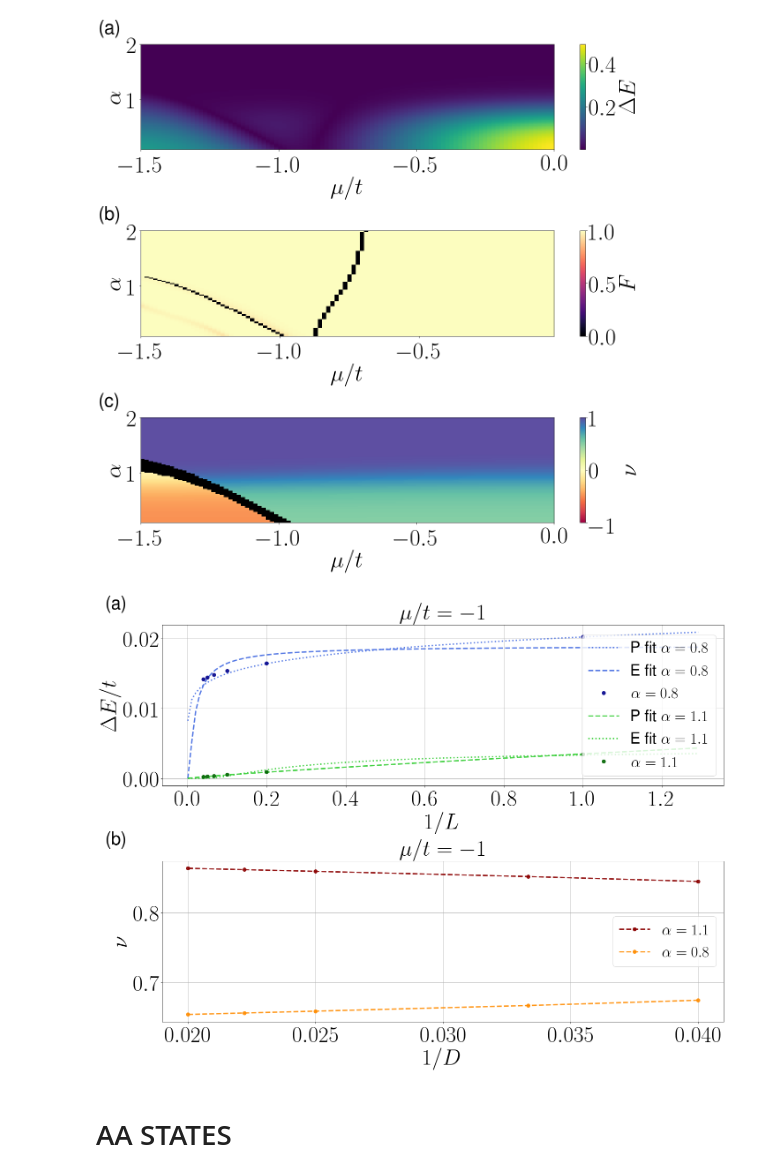
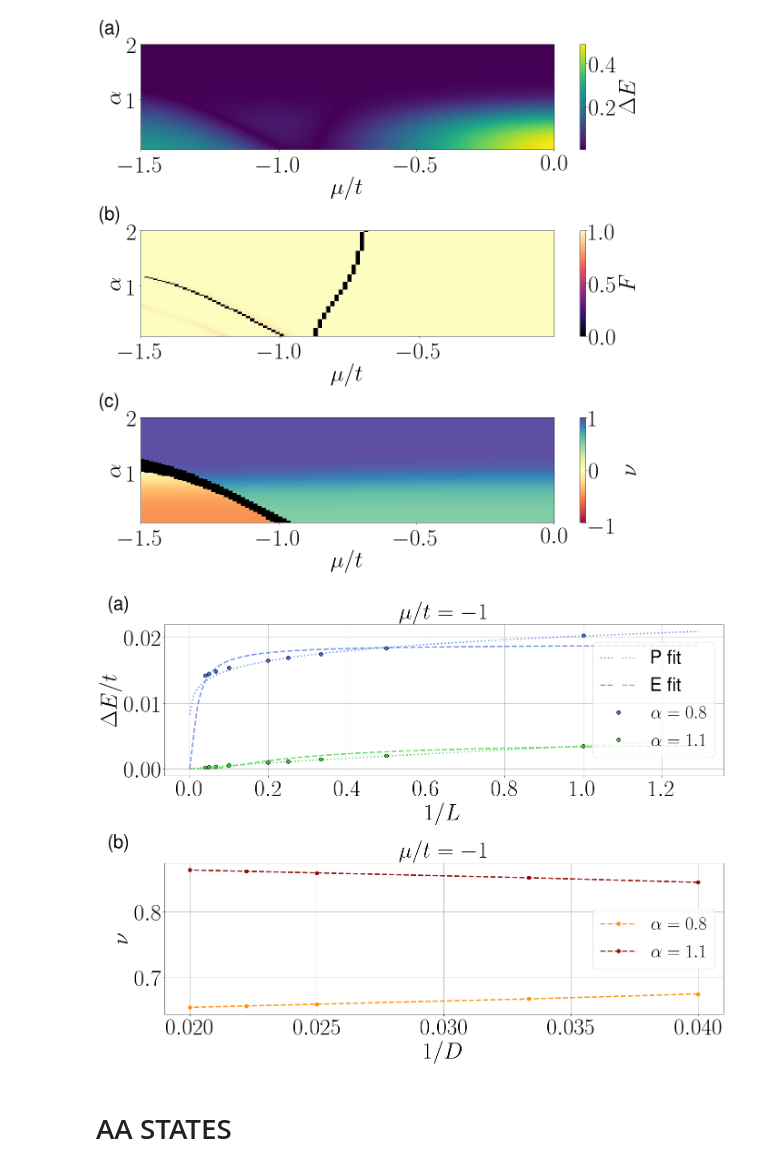
Before and after one commit to jfraxanet/Topo_LR_Kitaev_AAH, a Jupyter notebook: figures.ipynb, the cells around one changed output. Cells and saved outputs as stored; diff of their text form; code cells hidden in the pictures.

Commit message:
scaling, figures

```diff
--- a/figures.ipynb
+++ b/figures.ipynb
@@ -79,7 +80,7 @@ for alpha in [5,0.5]:
 
 for ax,lab in zip(axes.flat, ['(a)', '(b)', '(c)', '(d)']):
     if lab == '(c)':
-        ax.legend(fontsize=fs-15, loc='lower right')
+        ax.legend(fontsize=fs-10, loc='lower right')
     ax.text(-0.1, 1.1, lab, transform=ax.transAxes, size=40, weight='bold',family='STIXGeneral')
 
 plt.tight_layout()
@@ -147,7 +148,7 @@ for alpha in [5, 0.5]:
 
 for ax,lab in zip(axes.flat, ['(a)', '(b)', '(c)', '(d)']):
     if lab == '(c)':
-        ax.legend(fontsize=fs-15, loc='lower left')
+        ax.legend(fontsize=fs-12, loc='lower left')
     ax.text(-0.1, 1.1, lab, transform=ax.transAxes, size=40, weight='bold', family='STIXGeneral')
 
 plt.tight_layout()
@@ -401,58 +402,57 @@ it = 12
 length = 1
 Fn1, Fn = Fibonacci(it)
 
-length_list = np.array([1,5,10,15,20,25])
+length_list = np.array([1,2,3,4,5,10,15,20,25])
 D_list = np.array([25,30,35,40,45,50])
 alpha_list = [0.9,1.1]
 
 x = np.arange(0.001,1.3,0.01)
-xp = np.load(path_data + 'crossings/polyfit.npy')
-xe = np.load(path_data + 'crossings/exfit.npy')
 
 fig, axes = plt.subplots(nrows=2, ncols=1, sharex=False, sharey=False, figsize=(20,15))
 
 mu = -1
 
 wn_inf_array = np.load(path_data + 'crossings/scaling_wn_c_mu_%.2f.npy' %(mu))
 wn_inf_array_0 = wn_inf_array[0][abs(wn_inf_array[0])<1]
 wn_inf_array_1 = wn_inf_array[1][abs(wn_inf_array[1])<1]
 D_list_0 = D_list[abs(wn_inf_array[0])<1]
 D_list_1 = D_list[abs(wn_inf_array[1])<1]
 
-gaps_array_0 = np.load(path_data + 'crossings/scaling_gaps_mu_%.2f.npy' %(mu))[0]
-gaps_array_1 = np.load(path_data + 'crossings/scaling_gaps_mu_%.2f.npy' %(mu))[3]
+gaps_array_0 = np.load(path_data + 'crossings/scaling_gaps.npy')[0]
+gaps_array_1 = np.load(path_data + 'crossings/scaling_gaps.npy')[1]
 
 ax = axes[0]
 
 ax.set_title(r'$\mu/t= %.0f$' %mu, fontsize=fs, y = 1.02)
 ax.set_xlabel(r'$1/L$', fontsize=fs)
 ax.set_ylabel(r'$\Delta E/t$', fontsize=fs)
 
-ax.plot(x, 0.0202*np.power(x,0.13), color='royalblue', linestyle='dotted',linewidth = 3, alpha=0.9, label=r'P fit $\alpha = 0.8$')
-ax.plot(x, 0.0189534*np.exp(-0.0142818/x), color='royalblue', linestyle='--',linewidth = 3, alpha=0.9, label=r'E fit $\alpha = 0.8$')
-ax.plot(1/length_list, gaps_array_0, 'o', markersize=8, color='darkblue', alpha=0.9, label=r'$\alpha = 0.8$')
-ax.plot(x, 0.0035*np.power(x,0.85) , color='limegreen', linestyle='--',linewidth = 3, alpha=0.9, label=r'P fit $\alpha = 1.1$')
-ax.plot(x, 0.00430747*np.exp(-0.252242/x), color='limegreen', linestyle='dotted',linewidth = 3, alpha=0.9, label=r'E fit $\alpha = 1.1$')
-ax.plot(1/length_list, gaps_array_1, 'o', markersize=8, color='darkgreen', alpha=0.9, label=r'$\alpha = 1.1$')
-ax.legend(fontsize = fs - 15, loc='center right')
+P1, = ax.plot(x, 0.0202*np.power(x,0.13), color='royalblue', linestyle='dotted',linewidth = 3, alpha=0.7, label=r'P fit $\alpha = 0.8$')
+E1, = ax.plot(x, 0.0189534*np.exp(-0.0142818/x), color='royalblue', linestyle='--',linewidth = 3, alpha=0.7, label=r'E fit $\alpha = 0.8$')
+D1, = ax.plot(1/length_list, gaps_array_0, 'o', markersize=8, color='royalblue', markeredgecolor='k', alpha=1, label=r'$\alpha = 0.8$')
+P2, = ax.plot(x, 0.0035*np.power(x,0.85) , color='limegreen', linestyle='dotted',linewidth = 3, alpha=0.7, label=r'P fit $\alpha = 1.1$')
+E2, = ax.plot(x, 0.00430747*np.exp(-0.252242/x), color='limegreen', linestyle='--',linewidth = 3, alpha=0.7, label=r'E fit $\alpha = 1.1$')
+D2, = ax.plot(1/length_list, gaps_array_1, 'o', markersize=8, color='limegreen', markeredgecolor='k', alpha=1, label=r'$\alpha = 1.1$')
+
+ax.legend([(P1, P2), (E1,E2), (D1), (D2)], ['P fit', 'E fit', r'$\alpha=0.8$', r'$\alpha=1.1$'], fontsize = fs - 10, loc='center right', handler_map={tuple: HandlerTuple(ndivide=None)})
 ax.grid()
 
 ax = axes[1]
 ax.set_title(r'$\mu/t= %.0f$' %mu, fontsize=fs, y = 1.02)
 ax.set_xlabel(r'$1/D$', fontsize=fs)
 ax.set_ylabel(r'$\nu$', fontsize=fs)
+ax.plot(1/D_list_0, wn_inf_array_0, 'o--', color='darkorange', markersize=8,  linewidth = 3, alpha=0.9, label=r'$\alpha = 0.8$')
 ax.plot(1/D_list_1, wn_inf_array_1, 'o--', color='darkred', markersize = 8, linewidth = 3, alpha=0.9, label=r'$\alpha = 1.1$')
-ax.plot(1/D_list_0, wn_inf_array_0, 'o--', color='darkorange', markersize=8,  linewidth = 3, alpha=0.9, label=r'$\alpha = 0.8$')
-ax.legend(fontsize = fs - 15)
+ax.legend(fontsize = fs - 10)
 ax.grid()
 
 plt.tight_layout()
 for ax,lab in zip(axes.flat, ['(a)', '(b)', '(c)','(d)', '(e)']):
     ax.text(-0.1, 1.1, lab, transform=ax.transAxes, size=40, weight='bold', family='STIXGeneral')
 
 plt.savefig(path_figures + 'scaling_alpha.pdf')
 # %% [output]
-[figure, old version]
+[figure, new version]
 # %% [markdown]
 # AA STATES
 # %%
```
Also changed, not shown: parts of 3 cells of this notebook, 11 other files.
